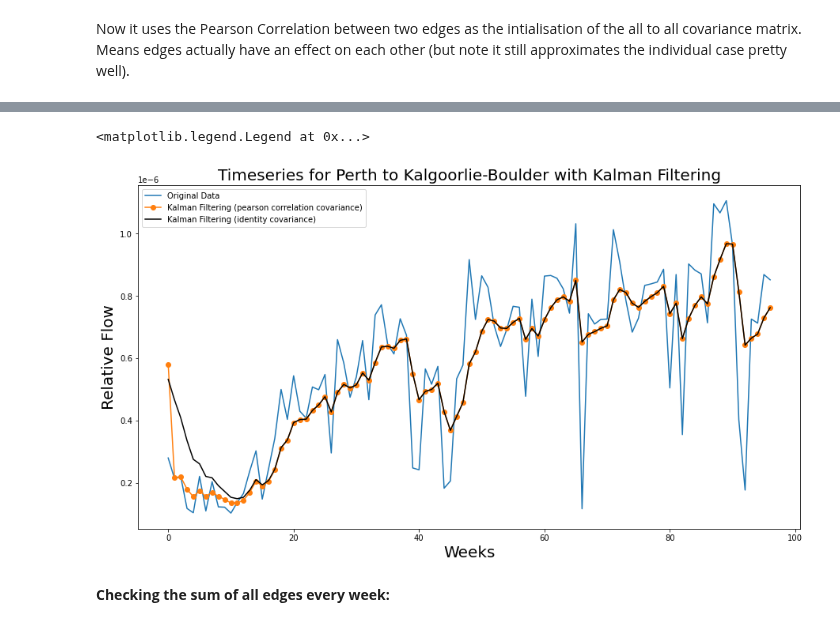
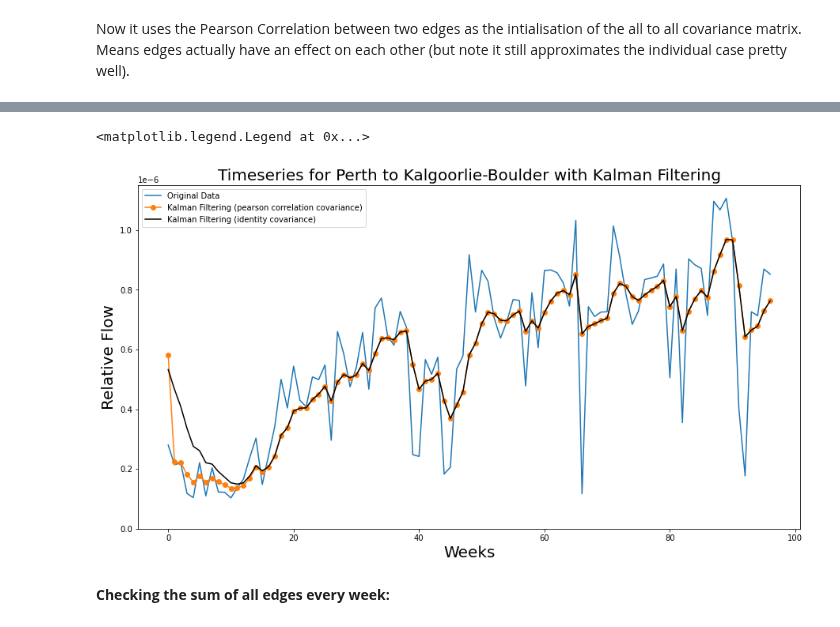
Before and after one commit to yuval-b/covid_thesis, a Jupyter notebook: 2. Kalman Filtering.ipynb, the cells around one changed output, grey strips where cells are left out. Cells and saved outputs as stored; diff of their text form; code cells hidden in the pictures.

```diff
--- a/2. Kalman Filtering.ipynb
+++ b/2. Kalman Filtering.ipynb
@@ -281,22 +281,23 @@ up = filtering_all(diag*2,diag/5,Sig,observ) #Run the function!
 # %%
 # Check some differenct edges and plot to see what you get!
 v = 3
 ts = timeseries_vector(v)
 plt.figure(figsize = (15,8))
 plt.plot(ts, label = 'Original Data')
 fil = []
 for i in range(weeks):
     fil.append(up[i][v])
 plt.plot(fil, marker ='o',label = 'Kalman Filtering (pearson correlation covariance)')
 f, kg, inn = filtering(ts, diag*2,diag/5, mean, std)
 plt.plot(f, color = 'black',label = 'Kalman Filtering (identity covariance)')
 plt.title('Timeseries for Perth to Kalgoorlie-Boulder with Kalman Filtering', fontsize = 20)
 plt.xlabel('Weeks', fontsize = 20)
 plt.ylabel('Relative Flow',fontsize = 20)
+plt.ylim(0,0.00000115)
 plt.legend()
 # %% [output]
 <matplotlib.legend.Legend at 0x...>
-[figure, old version]
+[figure, new version]
 # %%
 # Check there are no negative entries remaining
 for v in range(big):
```
Also changed, not shown: parts of 18 cells of this notebook.
